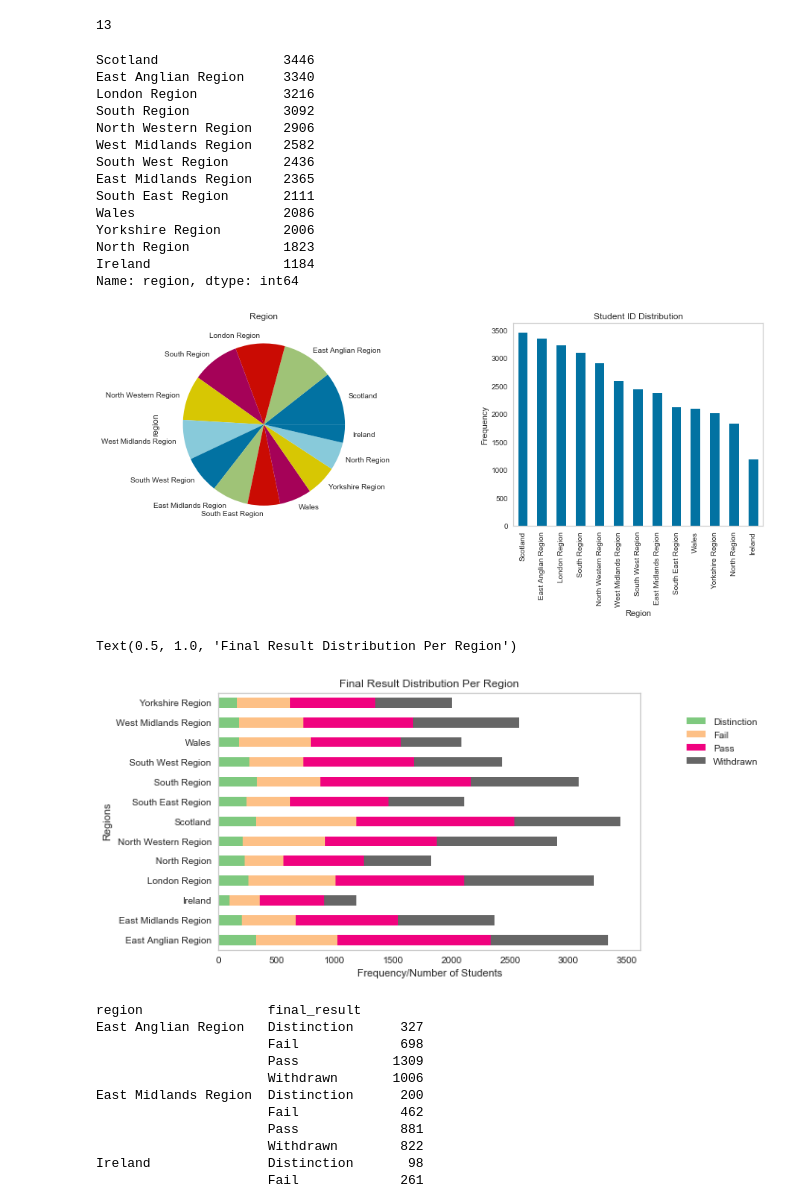
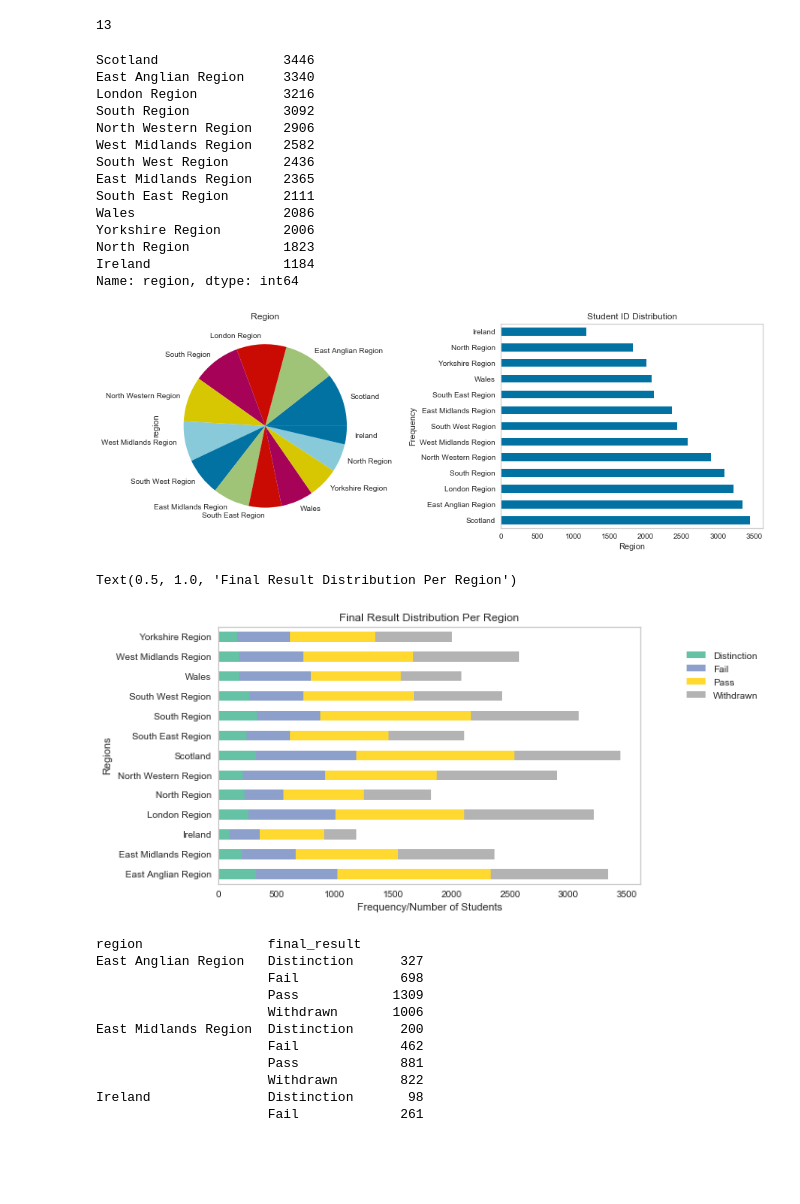
Before and after one commit to georgetown-analytics/University-Learning-Analytics, a Jupyter notebook: code/exploratory data analysis/Phase 1 Exploratory Data Analysis.ipynb, the cells around one changed output. Cells and saved outputs as stored; diff of their text form; code cells hidden in the pictures; blank space fills up the shorter version.

```diff
--- a/code/exploratory data analysis/Phase 1 Exploratory Data Analysis.ipynb
+++ b/code/exploratory data analysis/Phase 1 Exploratory Data Analysis.ipynb
@@ -129,41 +135,41 @@ presentation_counts = dfstudentinfo['region'].value_counts()
 print (presentation_counts)
 
 #created pie chart and histogram charts. Compare both visuals to see which is better at displaying the data.
 
 plt.figure(figsize=(15,5))
 plt.subplot(1,2,1)
 presentation_counts.plot(kind='pie')
 plt.title('Region')
 
 
 plt.subplot(1,2,2)
-presentation_counts.plot(kind='bar')
+presentation_counts.plot(kind='barh')
 plt.xlabel('Region')
 plt.ylabel('Frequency')
 plt.title('Student ID Distribution')
 plt.grid(b=None)
-# add more space between the two plots
-plt.subplots_adjust(wspace=0.5)
-#plt.savefig("~myplot.png")
+
+# adding spacing between the two plots
+plt.subplots_adjust(wspace=0.4)
 # %% [output]
 Scotland                3446
 East Anglian Region     3340
 London Region           3216
 South Region            3092
 North Western Region    2906
 West Midlands Region    2582
 South West Region       2436
 East Midlands Region    2365
 South East Region       2111
 Wales                   2086
 Yorkshire Region        2006
 North Region            1823
 Ireland                 1184
 Name: region, dtype: int64
-[figure, old version]
+[figure, new version]
 # %%
 #Plotting the stacked Final Result Distrubution of Registered Students per Region
-dfstudentinfo.groupby(['region','final_result']).size().unstack().plot(kind='barh',stacked=True, colormap='Accent', figsize = (8,5))
+dfstudentinfo.groupby(['region','final_result']).size().unstack().plot(kind='barh',stacked=True, colormap='Set2', figsize = (8,5))
 plt.grid(b=None)
 plt.legend(loc = (1.1, 0.7))
 plt.ylabel("Regions")
@@ -172,7 +178,7 @@ plt.title("Final Result Distribution Per Region")
 #plt.savefig("~rft.png")
 # %% [output]
 Text(0.5, 1.0, 'Final Result Distribution Per Region')
-[figure, old version]
+[figure, new version]
 # %%
 #Reviewing Value Counts of the Final Result per Region for Registered Students
 dfstudentinfo.groupby(['region', 'final_result'])['final_result'].count()
```
Also changed, not shown: parts of 14 cells of this notebook.
